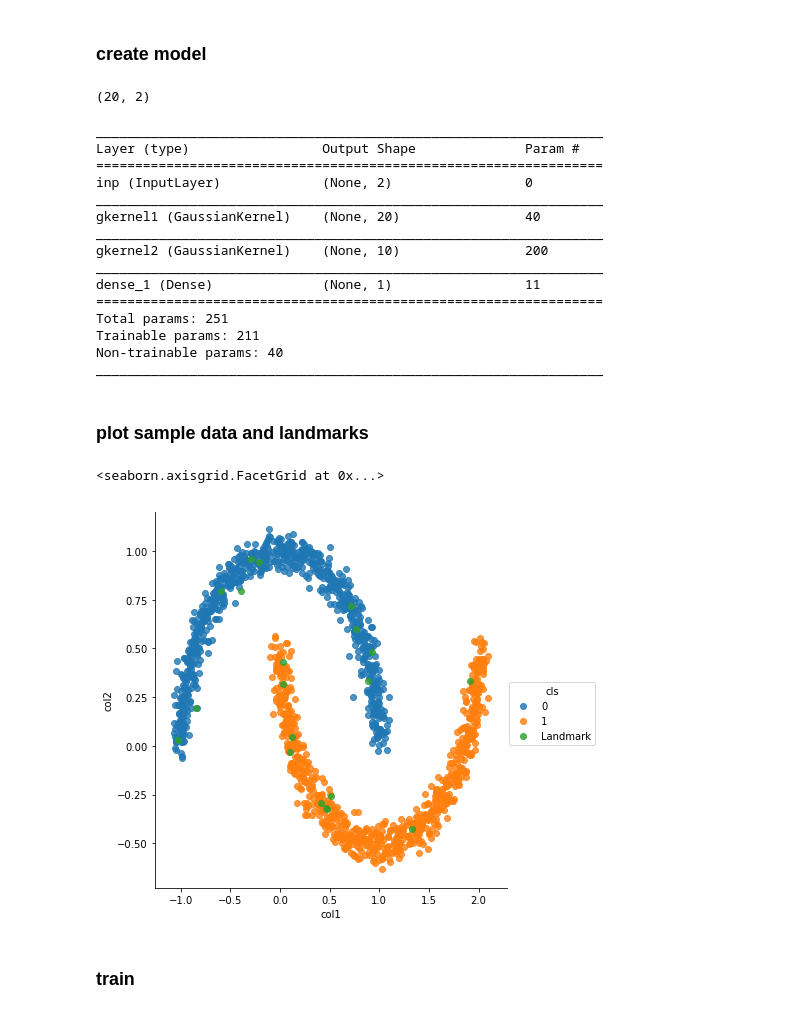
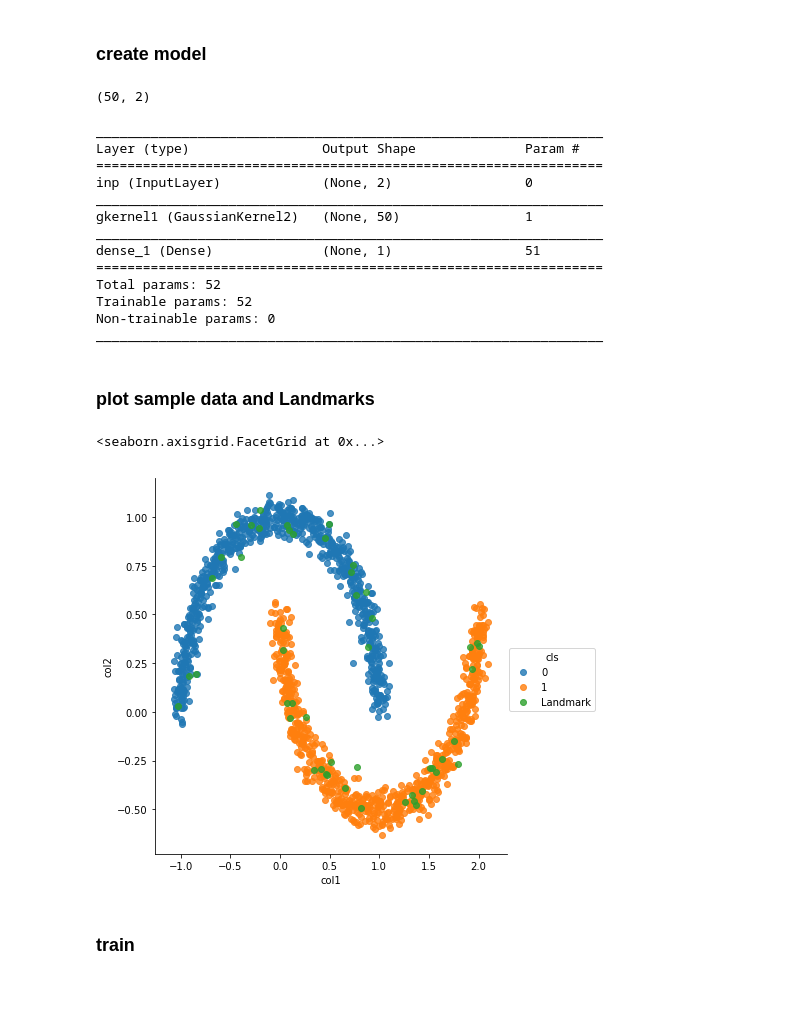
Before and after one commit to darecophoenixx/wordroid.sblo.jp, a Jupyter notebook: lib/keras_ex/GaussianKernel/demo/demo03.ipynb, the cells around one changed output. Cells and saved outputs as stored; diff of their text form; code cells hidden in the pictures.

```diff
--- a/lib/keras_ex/GaussianKernel/demo/demo03.ipynb
+++ b/lib/keras_ex/GaussianKernel/demo/demo03.ipynb
@@ -56,7 +56,7 @@ from keras import backend as K
 # %%
 n_samples = 1500
 
-X, y = datasets.make_moons(n_samples=n_samples, noise=.05, random_state=0)
+X, y = datasets.make_moons(n_samples=n_samples, noise=0.05, random_state=0)
 df = pd.DataFrame(X)
 df.columns = ["col1", "col2"]
 df['cls'] = y
@@ -68,35 +68,35 @@ sns.lmplot("col1", "col2", hue="cls", data=df, fit_reg=False, size=8)
 # %% [markdown]
 ### create model
 # %%
+'''
+landmarks are chosen on input data
+'''
 np.random.seed(0)
-num_lm = 20
+num_lm = 50
 init_wgt = X[np.random.choice(range(X.shape[0]), size=num_lm, replace=False)] + \
            np.random.normal(scale=0.05, size=num_lm*2).reshape(num_lm, 2)
 init_wgt.shape
 # %% [output]
-(20, 2)
+(50, 2)
 # %%
 np.random.seed(0)
+
 def make_modelz(gamma=0, gamma_svm=0.1, name='DUMMY'):
     inp = Input(shape=(2,), name='inp')
     oup = inp
-    model_2 = Model(inp, oup)
 
-    oup_gk1 = GaussianKernel(num_lm, 2, kernel_gamma='auto', name='gkernel1',
-                             weights=[init_wgt], trainable=False)(oup)
+    oup_gk1 = GaussianKernel2(init_wgt, name='gkernel1',
+                              weights=[np.log(np.array([1/(2*2*0.1)]))], trainable=True)(oup)
     model_gk1 = Model(inp, oup_gk1)
 
-    oup_gk2 = GaussianKernel(10, num_lm, kernel_gamma='auto', name='gkernel2')(oup_gk1)
-    model_gk2 = Model(inp, oup_gk2)
-
-    oup = Dense(1, activation='sigmoid')(oup_gk2)
+    oup = Dense(1, activation='sigmoid')(oup_gk1)
 
     model = Model(inp, oup)
     model.compile(loss='binary_crossentropy', optimizer='adam', metrics=['accuracy'])
+
     return {
         'model': model,
         'model_gk1': model_gk1,
-        'model_gk2': model_gk2,
     }
 
 models = make_modelz()
@@ -108,27 +108,24 @@ Layer (type)                 Output Shape              Param #
 =================================================================
 inp (InputLayer)             (None, 2)                 0
 _________________________________________________________________
-gkernel1 (GaussianKernel)    (None, 20)                40
+gkernel1 (GaussianKernel2)   (None, 50)                1
 _________________________________________________________________
-gkernel2 (GaussianKernel)    (None, 10)                200
+dense_1 (Dense)              (None, 1)                 51
+=================================================================
+Total params: 52
+Trainable params: 52
+Non-trainable params: 0
 _________________________________________________________________
-dense_1 (Dense)              (None, 1)                 11
-=================================================================
-Total params: 251
-Trainable params: 211
-Non-trainable params: 40
-_________________________________________________________________
 # %% [markdown]
-### plot sample data and landmarks
+### plot sample data and Landmarks
 # %%
-wgt = model.get_layer('gkernel1').get_weights()[0]
-df = pd.DataFrame(np.vstack([X, wgt]))
+df = pd.DataFrame(np.vstack([X, init_wgt]))
 df.columns = ["col1", "col2"]
-df['cls'] = [str(ee) for ee in y] + ['Landmark']*wgt.shape[0]
+df['cls'] = [str(ee) for ee in y] + ['Landmark']*init_wgt.shape[0]
 sns.lmplot("col1", "col2", hue="cls", data=df, fit_reg=False, size=6)
 # %% [output]
 <seaborn.axisgrid.FacetGrid at 0x...>
-[figure, old version]
+[figure, new version]
 # %% [markdown]
 ### train
 # %%
```
Also changed, not shown: parts of 11 cells of this notebook.
